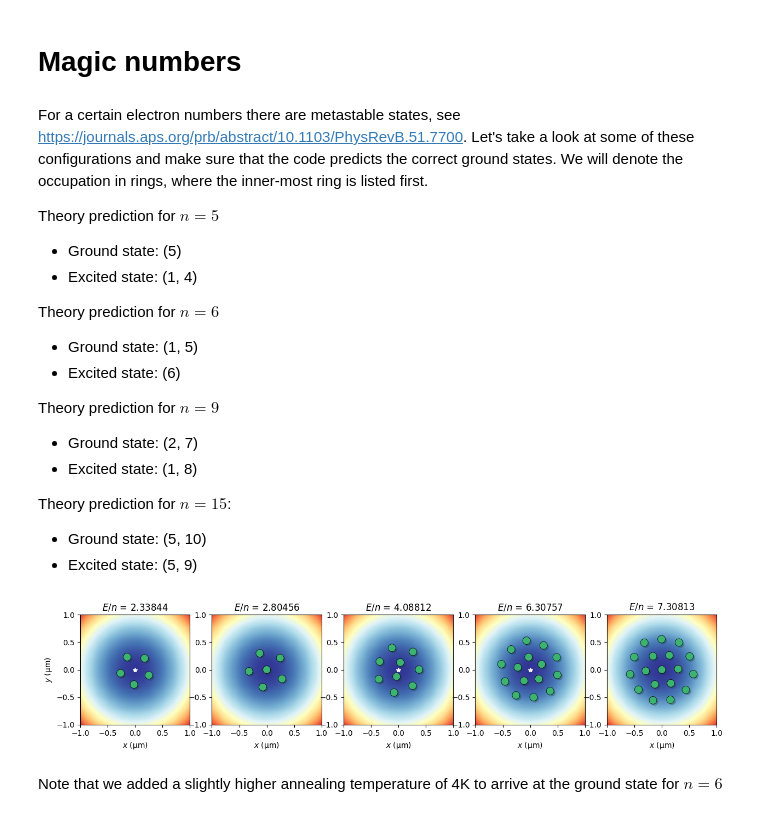
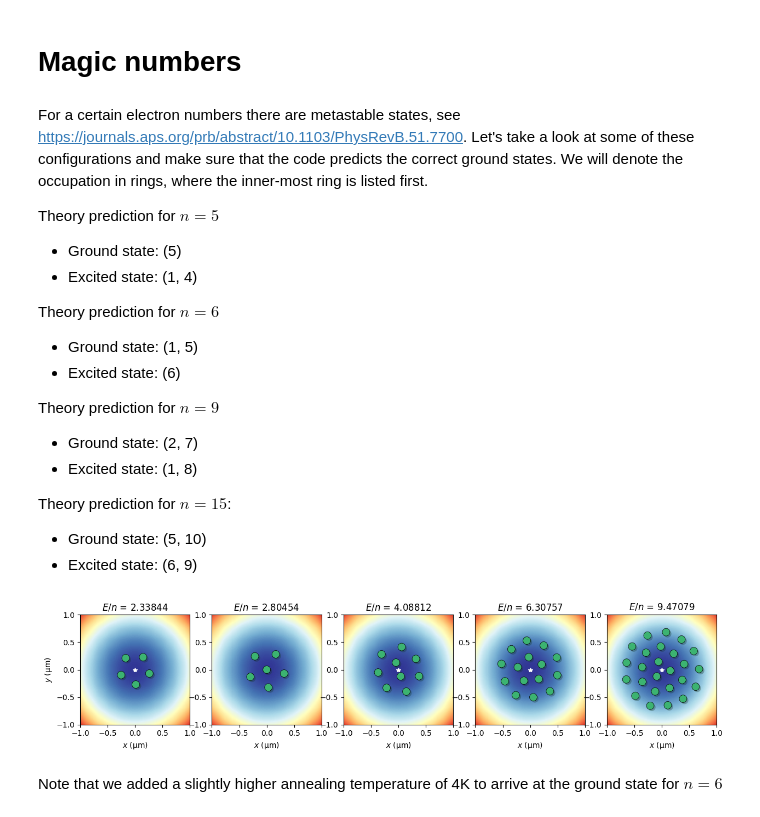
Before and after one commit to gkoolstra/quantum_electron, a Jupyter notebook: examples/00_harmonic_well.ipynb, the cells around one changed output. Cells and saved outputs as stored; diff of their text form; code cells hidden in the pictures.

```diff
--- a/examples/00_harmonic_well.ipynb
+++ b/examples/00_harmonic_well.ipynb
@@ -100,4 +100,7 @@ for k, n in enumerate(n_electrons):
     ax[k].plot(theory[k] / micron * np.cos(theta), theory[k] / micron * np.sin(theta), color='tab:red')
 
     ax[k].set_title(fr"$E/n$ = {res['fun'] * qe / (n * E0):.5f}")
+
+    if k >= 0:
+        ax[k].set_ylabel("")
 # %% [output]
@@ -124,25 +127,25 @@ Theory prediction for $n = 9$
 
 Theory prediction for $n=15$:
 - Ground state: (5, 10)
-- Excited state: (5, 9)
+- Excited state: (6, 9)
 # %%
 # Let's plot these predictions on top of the simulation:
-n_electrons = [5, 6, 9, 15, 18]
+n_electrons = [5, 6, 9, 15, 25]
 fig, ax = plt.subplots(1, len(n_electrons), figsize=(len(n_electrons) * 3, 6))
 
 for k, n in enumerate(n_electrons):
     fm = FullModel(potential_dict=potential_dict, voltage_dict=voltages, trap_annealing_steps=[4.0]*10)
     res = fm.get_electron_positions(n_electrons=n, electron_initial_positions=None)
 
     fm.plot_potential_energy(ax=ax[k], dxdy=(2, 2), print_voltages=False, plot_contours=False)
     fm.plot_electron_positions(res, ax=ax[k])
 
-    ax[k].set_title(fr"$E/n$ = {res['fun'] * qe / (n * E0):.5f}")
+    ax[k].set_title(fr"$E/n$ = {np.round(res['fun'] * qe / (n * E0), 5):.5f}")
 
     if k >= 1:
         ax[k].set_ylabel("")
 # %% [output]
-[figure, old version]
+[figure, new version]
 # %% [markdown]
 Note that we added a slightly higher annealing temperature of 4K to arrive at the ground state for $n = 6$
 # %% [markdown]
```
Also changed, not shown: parts of 3 cells of this notebook, 12 other files.
